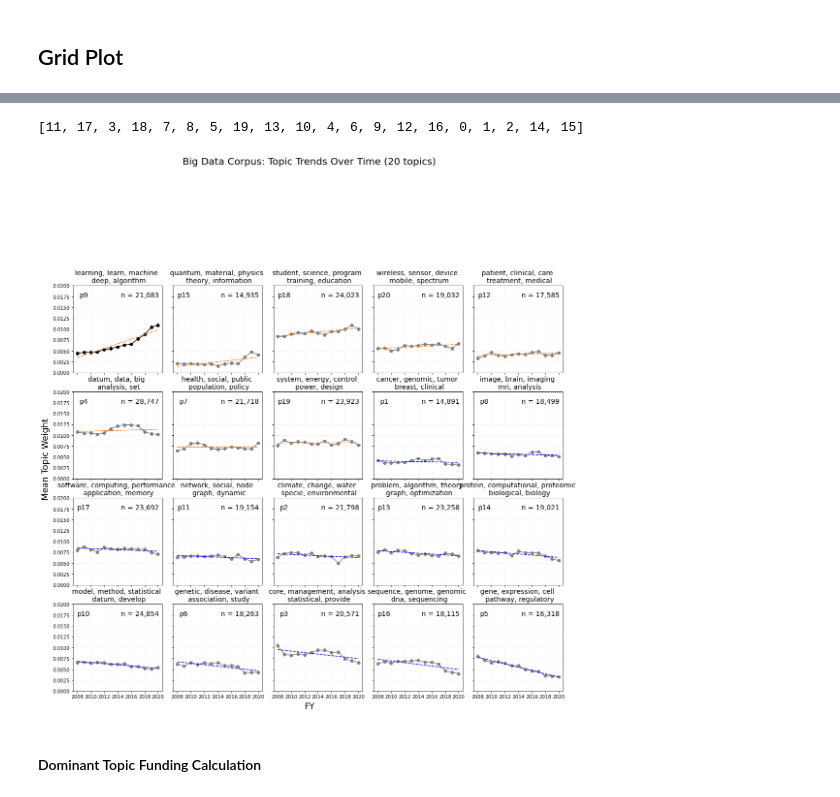
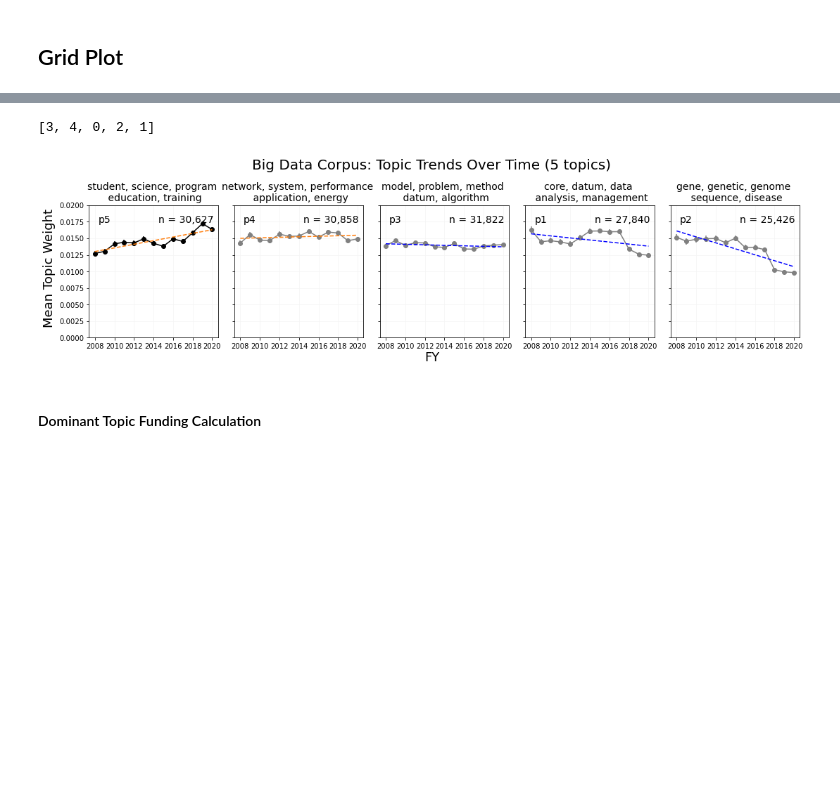
Before and after one commit to uva-bi-sdad/publicrd, a Jupyter notebook: src/Digitalization/topics_trends/topics_and_trends_tfidf.ipynb, the cells around one changed output, grey strips where cells are left out. Saved outputs shown, nothing was run; the diff lists cells and outputs as text; code cells hidden in the pictures; blank space fills up the shorter version.

```diff
--- a/src/Digitalization/topics_trends/topics_and_trends_tfidf.ipynb
+++ b/src/Digitalization/topics_trends/topics_and_trends_tfidf.ipynb
@@ -101,7 +101,7 @@ tf_idf = tfidf_vectorizer.fit_transform(text)
 # %%
 # create model
 
-num_topics = 20
+num_topics = 5
 
 t1 = time.time()
 nmf_model = NMF(n_components=num_topics, random_state = 1)
@@ -559,10 +468,10 @@ L_df
 # %%
 sorted_slopes
 # %% [output]
-[11, 17, 3, 18, 7, 8, 5, 19, 13, 10, 4, 6, 9, 12, 16, 0, 1, 2, 14, 15]
+[3, 4, 0, 2, 1]
 # %%
 # set up grid
-fig, ax = plt.subplots(4, 5, sharex = True, sharey = True, figsize=(15,16))
+fig, ax = plt.subplots(1, 5, sharex = True, sharey = True, figsize=(15,4))
 plt.ylim(bottom = 0.00, top = 0.02)
 plt.xticks(np.arange(2008,2021,2))
 
@@ -590,49 +499,49 @@ for count,col_idx in enumerate(sorted_slopes):
     else: # downward trend in 2020
         line_color = 'gray'
 
-    ax[i,j].errorbar(topic_wts_filt["FY"], topic_wts_filt[col],
+    ax[j].errorbar(topic_wts_filt["FY"], topic_wts_filt[col],
             yerr = np.array(topic_wts_se_filt[col]), fmt = '-o', color = line_color, zorder = 10)
 
-    ax[i,j].plot(topic_wts_filt["FY"], \
+    ax[j].plot(topic_wts_filt["FY"], \
         (topic_wts_filt["FY"]*linear_fit.slope)+linear_fit.intercept, \
         linestyle = 'dashed', color = reg_line_color, zorder = 20)
 
-    ax[i,j].grid(color = "whitesmoke")
+    ax[j].grid(color = "whitesmoke")
 
     # add annotations - number of nonzero project topic weights per point
     #for k, txt in enumerate(topic_counts_filt[col]):
     #    ax[i,j].annotate(txt, xy = (topic_wts_2010_2019["START_YEAR"][k+25], topic_wts_2010_2019[col][k+25]), \
     #                    xycoords = 'data', xytext = (1,8), textcoords = "offset points")
 
     # put legend on two lines for topics 17, 21
     #if count == 16:
     #    ax[i,j].set_title('interagency_agreement_niaid, \n avian_influenza, basic, swine, pathogenic', \
     #                      fontsize = 12)
     #elif count == 27:
     #    ax[i,j].set_title('poultry, transmission, \n avian_influenza_virus, raptor, bird', fontsize = 12)
     #else:
-    ax[i,j].set_title(new_leg[col_idx], fontsize = 14)
+    ax[j].set_title(new_leg[col_idx], fontsize = 14)
 
     # add topic number to each plot
-    ax[i,j].text(0.12, 0.89, str(L_df['Label'].iloc[col_idx]), horizontalalignment='center', verticalalignment='center', \
-                 transform=ax[i,j].transAxes, fontsize = 14)
+    ax[j].text(0.12, 0.89, str(L_df['Label'].iloc[col_idx]), horizontalalignment='center', verticalalignment='center', \
+                 transform=ax[j].transAxes, fontsize = 14)
 
     # add number of documents including topic to each plot - should this be dominant topic only? or some threshold?
-    ax[i,j].text(0.75, 0.89, "n = " + f"{n_by_topic[col_idx]:,}", horizontalalignment='center', verticalalignment='center', \
-                 transform=ax[i,j].transAxes, fontsize = 14)
+    ax[j].text(0.75, 0.89, "n = " + f"{n_by_topic[col_idx]:,}", horizontalalignment='center', verticalalignment='center', \
+                 transform=ax[j].transAxes, fontsize = 14)
 
 
-fig.suptitle('Big Data Corpus: Topic Trends Over Time (20 topics)', fontsize = 20)
+fig.suptitle('Big Data Corpus: Topic Trends Over Time (5 topics)', fontsize = 20)
 fig.text(0.5, -0.003, 'FY', ha='center', va='center', fontsize = 18)
 fig.text(-0.003, 0.44, 'Mean Topic Weight', ha='center', va='center', rotation='vertical', fontsize = 18) #0.45
 fig.tight_layout()
 fig.subplots_adjust(top=0.75)
 
-plt.savefig("Big_data_trends_20.png", dpi = 800, bbox_inches = "tight")
+plt.savefig("Big_data_trends_5.png", dpi = 800, bbox_inches = "tight")
 #plt.savefig("./figures/pan_05topic_trends.pdf", dpi = 800, bbox_inches = "tight")
 plt.show()
 # %% [output]
-[figure, old version]
+[figure, new version]
 # %% [markdown]
 #### Dominant Topic Funding Calculation
 # %%
```
Also changed, not shown: parts of 22 cells of this notebook, 14 other files.
